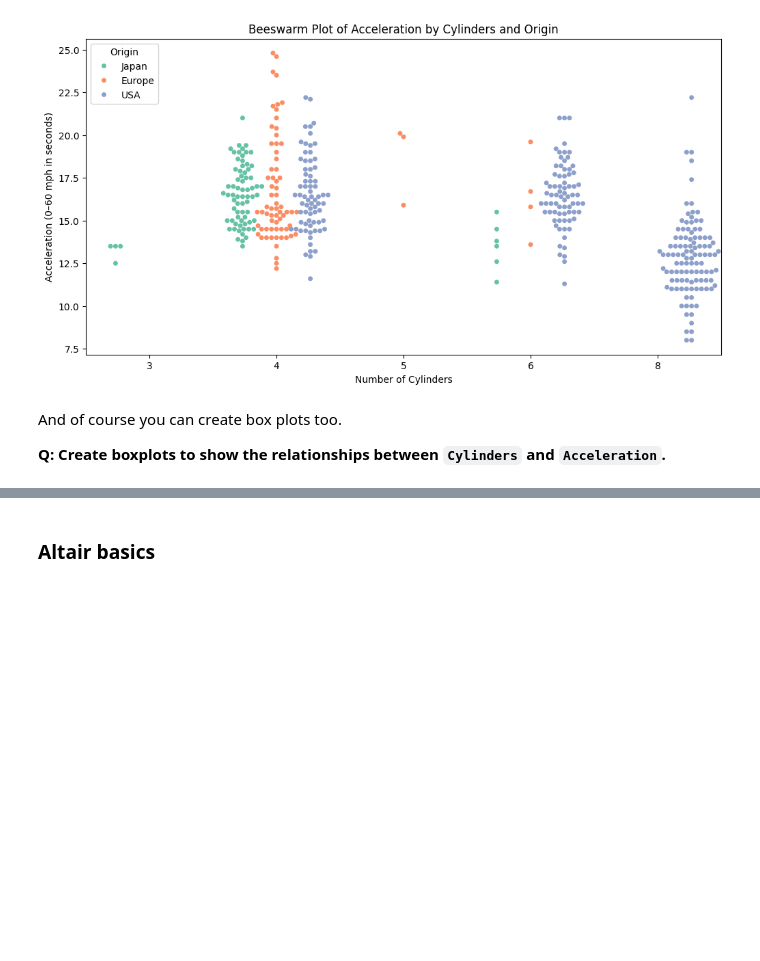
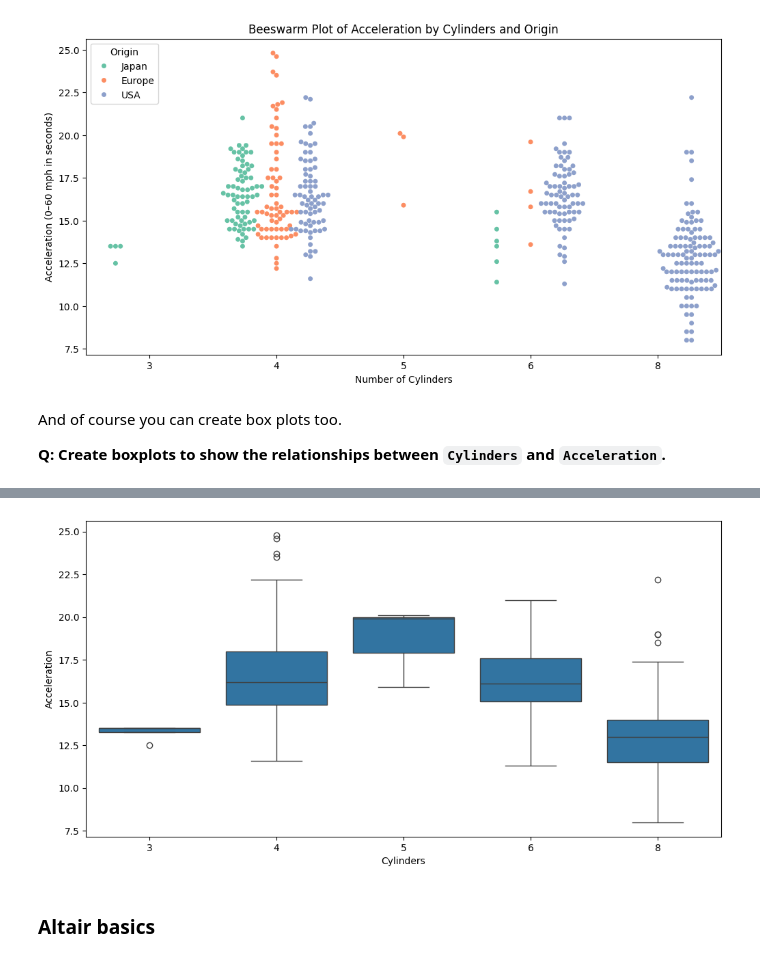
Before and after one commit to KSachin13/dataviz, a Jupyter notebook: docs/w06-encoding/assigment_m06A_visual_encoding.ipynb, the cells around one changed output, grey strips where cells are left out. Drawn from its saved outputs; the diff is of its cells as text; code cells hidden in the pictures; blank space fills up the shorter version.

```diff
--- a/docs/w06-encoding/assigment_m06A_visual_encoding.ipynb
+++ b/docs/w06-encoding/assigment_m06A_visual_encoding.ipynb
@@ -390,3 +385,23 @@ And of course you can create box plots too.
+# %%
+# YOUR SOLUTION HERE
+plt.figure(figsize=(12, 6))
+
+# Create a boxplot to show the relationship between Cylinders and Acceleration
+sns.boxplot(
+    data=cars,
+    x='Cylinders',   # Categorical variable on the x-axis
+    y='Acceleration' # Continuous variable on the y-axis
+)
+
+# Labels and Title
+#plt.title("Boxplot of Acceleration by Cylinders")
+plt.xlabel("Cylinders")
+plt.ylabel("Acceleration")
+
+# Show the plot
+plt.show()
+# %% [output]
+[figure, added]
 # %% [markdown]
 ### Altair basics
 # %% [markdown]
```
Also changed, not shown: parts of 1 cell of this notebook.
